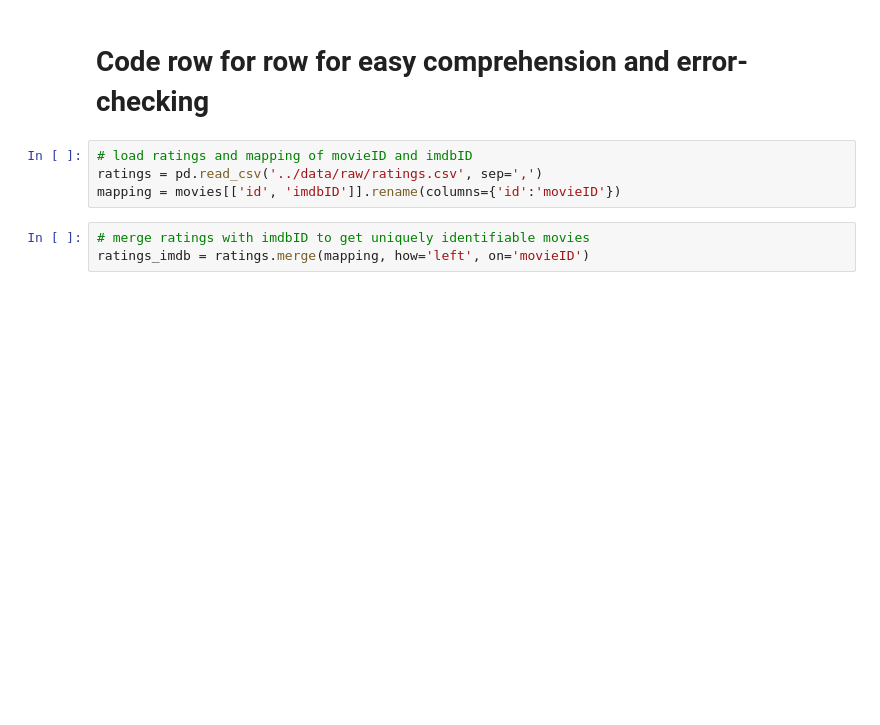
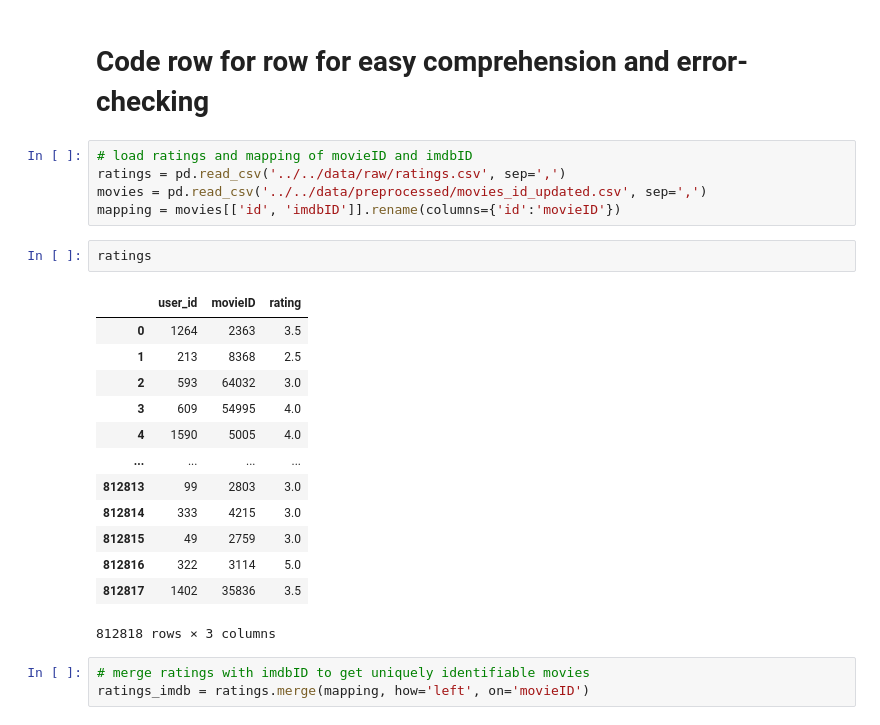
Before and after one commit to yuayixio/MovieRatingPredictor, a Jupyter notebook: notebooks/Cleaning+Preprocessing/Ratings_cleaning.ipynb, the cells around one changed output. Saved outputs shown, nothing was run; the diff lists cells and outputs as text; blank space fills up the shorter version.

```diff
--- a/notebooks/Cleaning+Preprocessing/Ratings_cleaning.ipynb
+++ b/notebooks/Cleaning+Preprocessing/Ratings_cleaning.ipynb
@@ -54,8 +161,25 @@ Total entries after cleaning:  792155
 # Code row for row for easy comprehension and error-checking
 # %%
 # load ratings and mapping of movieID and imdbID
-ratings = pd.read_csv('../data/raw/ratings.csv', sep=',')
+ratings = pd.read_csv('../../data/raw/ratings.csv', sep=',')
+movies = pd.read_csv('../../data/preprocessed/movies_id_updated.csv', sep=',')
 mapping = movies[['id', 'imdbID']].rename(columns={'id':'movieID'})
+# %%
+ratings
+# %% [output]
+|  | user_id | movieID | rating |
+| 0 | 1264 | 2363 | 3.5 |
+| 1 | 213 | 8368 | 2.5 |
+| 2 | 593 | 64032 | 3.0 |
+| 3 | 609 | 54995 | 4.0 |
+| 4 | 1590 | 5005 | 4.0 |
+| ... | ... | ... | ... |
+| 812813 | 99 | 2803 | 3.0 |
+| 812814 | 333 | 4215 | 3.0 |
+| 812815 | 49 | 2759 | 3.0 |
+| 812816 | 322 | 3114 | 5.0 |
+| 812817 | 1402 | 35836 | 3.5 |
+812818 rows × 3 columns
 # %%
 # merge ratings with imdbID to get uniquely identifiable movies
 ratings_imdb = ratings.merge(mapping, how='left', on='movieID')
```
Also changed, not shown: parts of 12 cells of this notebook, 2 other files.
